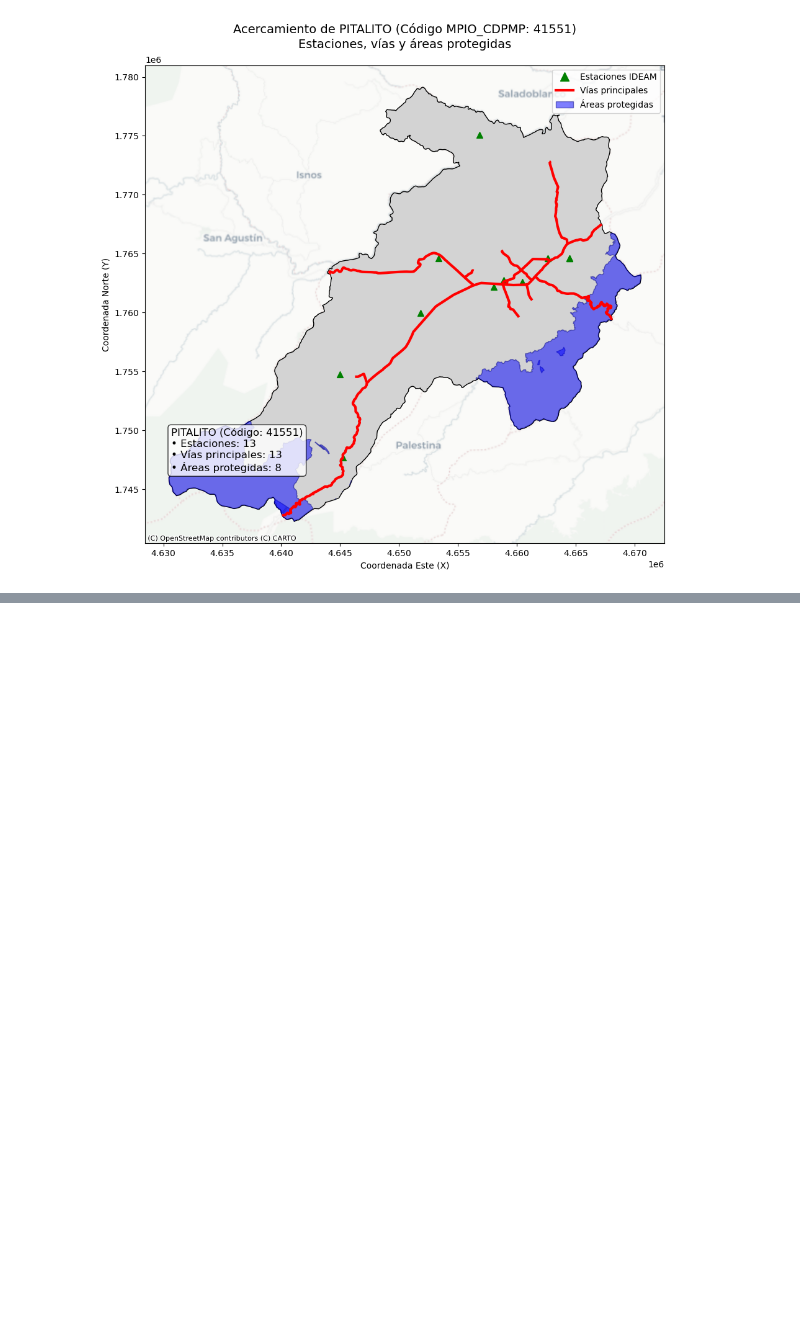
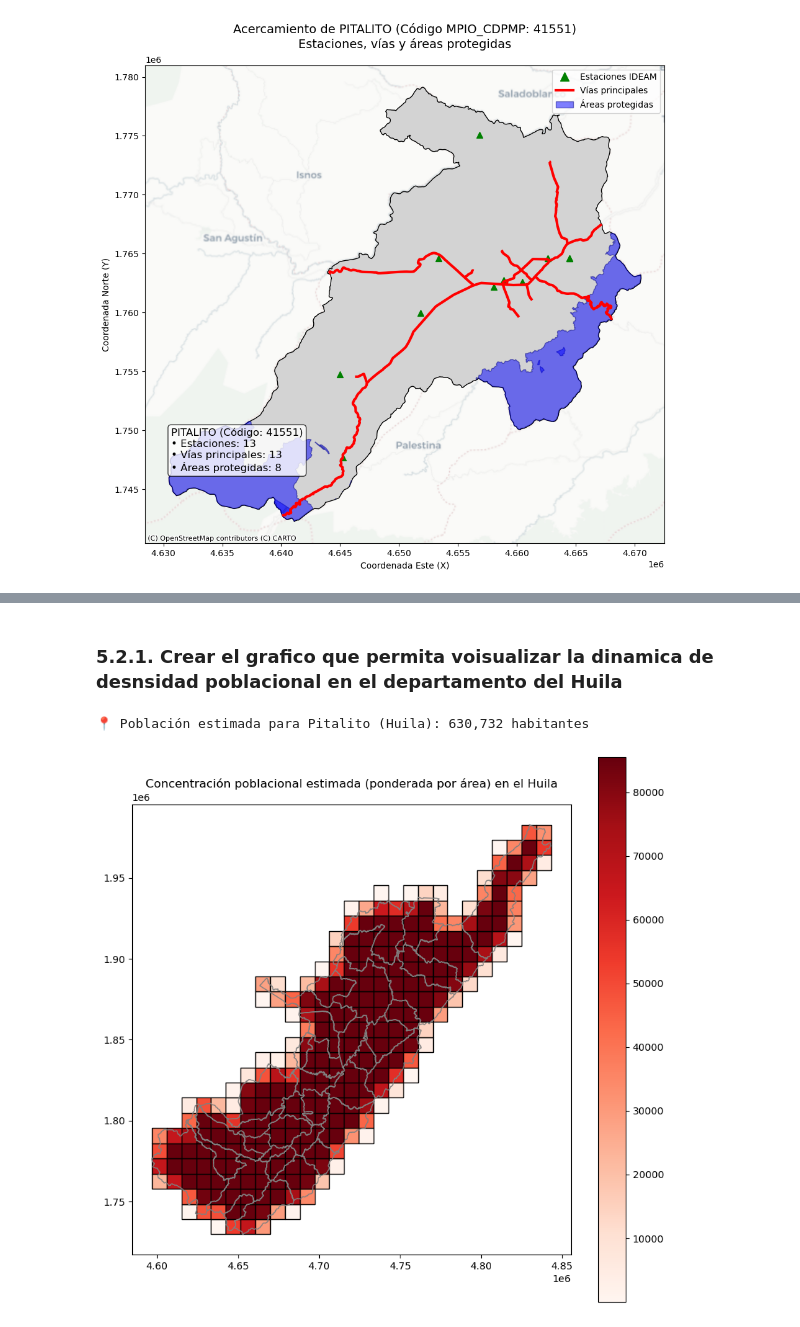
Before and after one commit to PaolaBacca/Workshop_6_aptitud_cafe, a Jupyter notebook: Workshop6_aptitud_cafe.ipynb, the cells around one changed output, grey strips where cells are left out. Cells and saved outputs as stored; diff of their text form; code cells hidden in the pictures; blank space fills up the shorter version.

```diff
--- a/Workshop6_aptitud_cafe.ipynb
+++ b/Workshop6_aptitud_cafe.ipynb
@@ -754,0 +1005,52 @@ plt.show()
+# %% [markdown]
+### 5.2.1. Crear el grafico que permita voisualizar la dinamica de desnsidad poblacional en el departamento del Huila
+# %%
+# Filtrar municipios del Huila
+gdf_mun_huila = gdf_mun[gdf_mun["DPTO_CCDGO"] == "41"].copy()
+
+# Calcular área y población ficticia
+gdf_mun_huila["area_m2"] = gdf_mun_huila.geometry.area
+gdf_mun_huila["population"] = gdf_mun_huila["area_m2"] / 1e6 * 1000  # Suposición: 1000 hab/km²
+
+# Crear grilla más fina (27x27 celdas)
+bounds = gdf_mun_huila.total_bounds
+xmin, ymin, xmax, ymax = bounds
+cols = np.linspace(xmin, xmax, 28)
+rows = np.linspace(ymin, ymax, 28)
+polygons = []
+for x0, x1 in zip(cols[:-1], cols[1:]):
+    for y0, y1 in zip(rows[:-1], rows[1:]):
+        polygons.append(box(x0, y0, x1, y1))
+
+grid = gpd.GeoDataFrame(geometry=polygons, crs=gdf_mun_huila.crs)
+grid["id"] = grid.index
+
+# Superposición y redistribución poblacional
+mun_grid = gpd.overlay(gdf_mun_huila, grid, keep_geom_type=False)
+mun_grid["area_sub"] = mun_grid.geometry.area
+mun_grid["area_prop"] = mun_grid["area_sub"] / mun_grid["area_m2"]
+mun_grid["population_part"] = mun_grid["population"] * mun_grid["area_prop"]
+
+# Sumar población por celda de la grilla
+grid_population = mun_grid.groupby("id")["population_part"].sum().reset_index()
+grid = pd.merge(grid, grid_population, on="id", how="left")
+
+# Mostrar población total estimada para Pitalito
+pob_pitalito = gdf_mun_huila[gdf_mun_huila["MPIO_CDPMP"] == "41551"]["population"].values[0]
+print(f"📍 Población estimada para Pitalito (Huila): {pob_pitalito:,.0f} habitantes")
+
+# Graficar mapa
+fig, ax = plt.subplots(figsize=(10, 10))
+grid.plot(
+    column="population_part",
+    ax=ax,
+    edgecolor="black",
+    cmap="Reds",
+    legend=True
+)
+gdf_mun_huila.boundary.plot(ax=ax, color="grey", linewidth=1)
+ax.set_title("Concentración poblacional estimada (ponderada por área) en el Huila")
+plt.show()
+# %% [output]
+📍 Población estimada para Pitalito (Huila): 630,732 habitantes
+[figure, added]
```
Also changed, not shown: parts of 20 cells of this notebook.
